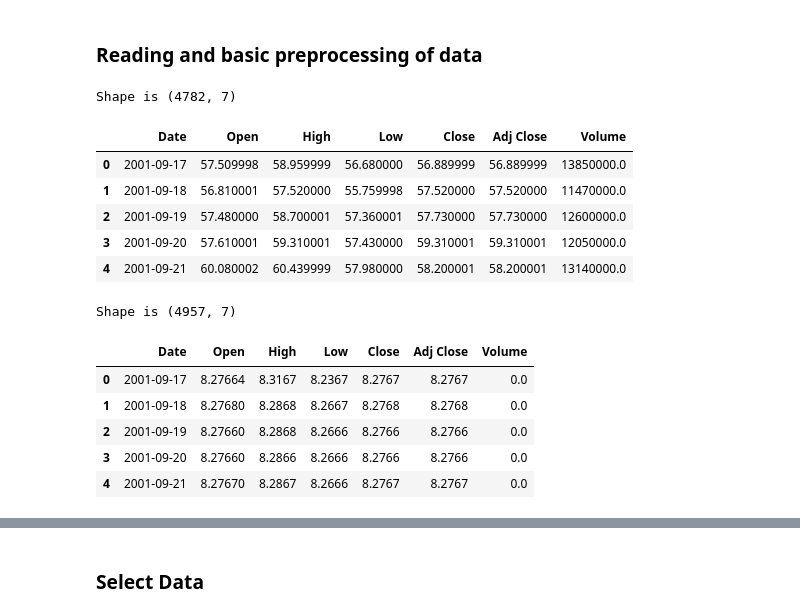
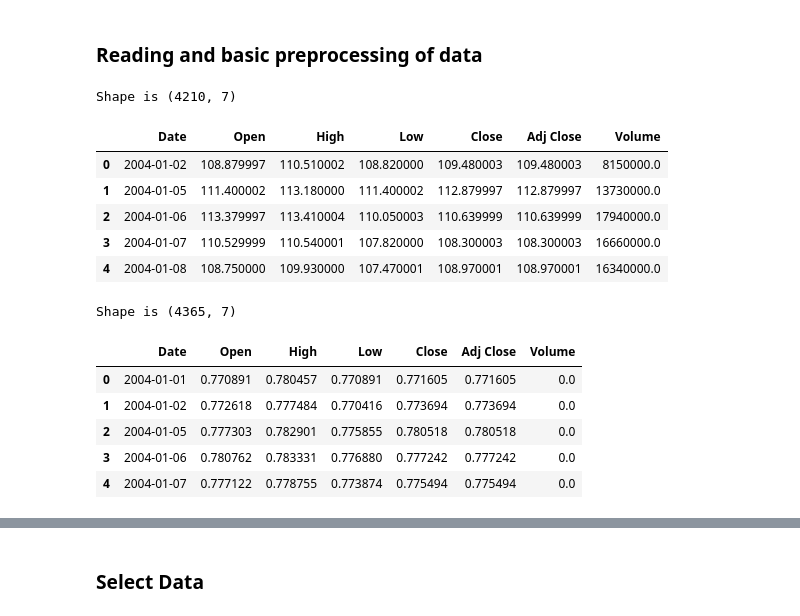
Before and after one commit to MahaDAO/arth-collateral-modeling, a Jupyter notebook: scripts/app.ipynb, the cells around one changed output, grey strips where cells are left out. Drawn from its saved outputs; the diff is of its cells as text; code cells hidden in the pictures.

```diff
--- a/scripts/app.ipynb
+++ b/scripts/app.ipynb
@@ -24,31 +24,31 @@ PP = pprint.PrettyPrinter(depth=6)
 # %% [markdown]
 ### Reading and basic preprocessing of data
 # %%
-raw_xau_usd = pd.read_csv(f'{DATA_DIR}/XAU_USD_19Y.csv')
+raw_xau_usd = pd.read_csv(f'{DATA_DIR}/^XAU_16Y.csv')
 
 print('Shape is ({}, {})'.format(*raw_xau_usd.shape))
 raw_xau_usd.head()
 # %% [output]
-Shape is (4782, 7)
+Shape is (4210, 7)
 |  | Date | Open | High | Low | Close | Adj Close | Volume |
-| 0 | 2001-09-17 | 57.509998 | 58.959999 | 56.680000 | 56.889999 | 56.889999 | 13850000.0 |
-| 1 | 2001-09-18 | 56.810001 | 57.520000 | 55.759998 | 57.520000 | 57.520000 | 11470000.0 |
-| 2 | 2001-09-19 | 57.480000 | 58.700001 | 57.360001 | 57.730000 | 57.730000 | 12600000.0 |
-| 3 | 2001-09-20 | 57.610001 | 59.310001 | 57.430000 | 59.310001 | 59.310001 | 12050000.0 |
-| 4 | 2001-09-21 | 60.080002 | 60.439999 | 57.980000 | 58.200001 | 58.200001 | 13140000.0 |
+| 0 | 2004-01-02 | 108.879997 | 110.510002 | 108.820000 | 109.480003 | 109.480003 | 8150000.0 |
+| 1 | 2004-01-05 | 111.400002 | 113.180000 | 111.400002 | 112.879997 | 112.879997 | 13730000.0 |
+| 2 | 2004-01-06 | 113.379997 | 113.410004 | 110.050003 | 110.639999 | 110.639999 | 17940000.0 |
+| 3 | 2004-01-07 | 110.529999 | 110.540001 | 107.820000 | 108.300003 | 108.300003 | 16660000.0 |
+| 4 | 2004-01-08 | 108.750000 | 109.930000 | 107.470001 | 108.970001 | 108.970001 | 16340000.0 |
 # %%
-raw_usd_cny = pd.read_csv(f'{DATA_DIR}/USD_CNY_19Y.csv')
+raw_usd_cny = pd.read_csv(f'{DATA_DIR}/CAD_USD_16Y.csv')
 
 print('Shape is ({}, {})'.format(*raw_usd_cny.shape))
 raw_usd_cny.head()
 # %% [output]
-Shape is (4957, 7)
+Shape is (4365, 7)
 |  | Date | Open | High | Low | Close | Adj Close | Volume |
-| 0 | 2001-09-17 | 8.27664 | 8.3167 | 8.2367 | 8.2767 | 8.2767 | 0.0 |
-| 1 | 2001-09-18 | 8.27680 | 8.2868 | 8.2667 | 8.2768 | 8.2768 | 0.0 |
-| 2 | 2001-09-19 | 8.27660 | 8.2868 | 8.2666 | 8.2766 | 8.2766 | 0.0 |
-| 3 | 2001-09-20 | 8.27660 | 8.2866 | 8.2666 | 8.2766 | 8.2766 | 0.0 |
-| 4 | 2001-09-21 | 8.27670 | 8.2867 | 8.2666 | 8.2767 | 8.2767 | 0.0 |
+| 0 | 2004-01-01 | 0.770891 | 0.780457 | 0.770891 | 0.771605 | 0.771605 | 0.0 |
+| 1 | 2004-01-02 | 0.772618 | 0.777484 | 0.770416 | 0.773694 | 0.773694 | 0.0 |
+| 2 | 2004-01-05 | 0.777303 | 0.782901 | 0.775855 | 0.780518 | 0.780518 | 0.0 |
+| 3 | 2004-01-06 | 0.780762 | 0.783331 | 0.776880 | 0.777242 | 0.777242 | 0.0 |
+| 4 | 2004-01-07 | 0.777122 | 0.778755 | 0.773874 | 0.775494 | 0.775494 | 0.0 |
 # %%
 # This will merge both df according to their "Date" column and will
 # fill nan in case a date is present in one and absent in other dataframe.
```
Also changed, not shown: parts of 10 cells of this notebook.
